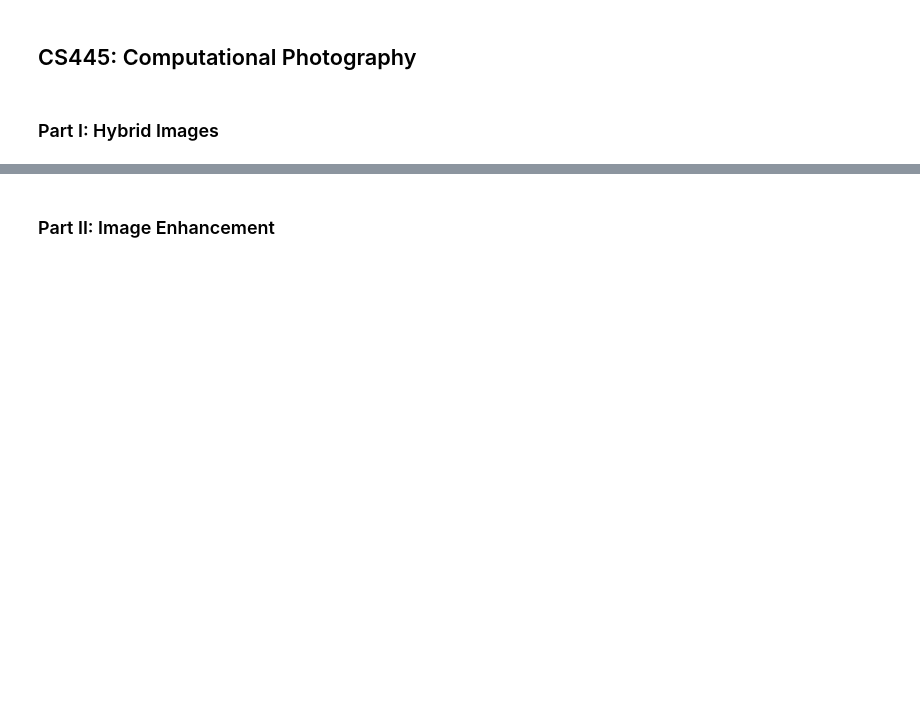
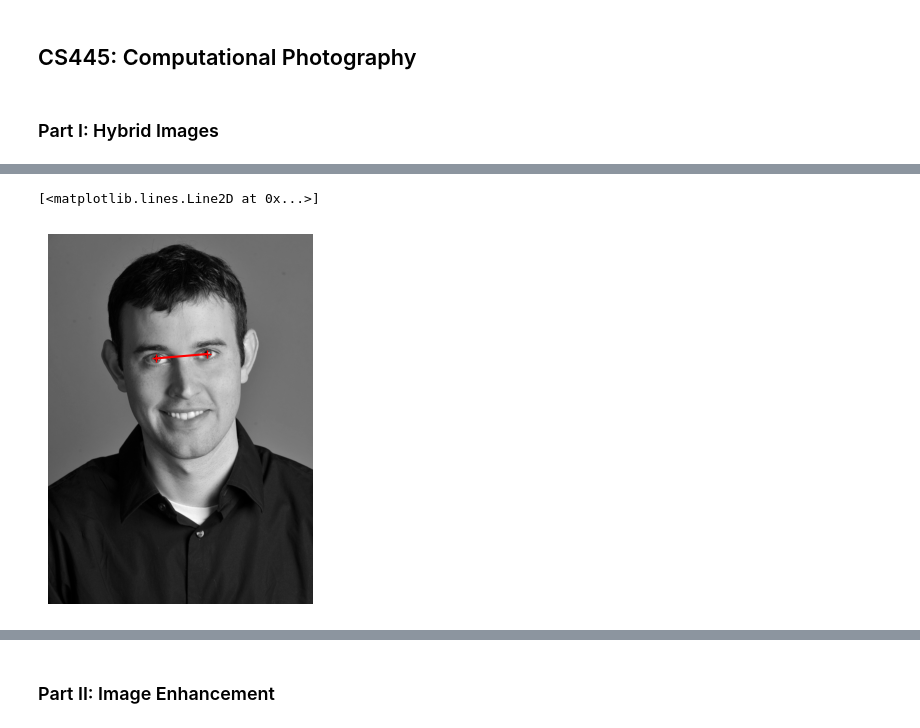
Before and after one commit to Southern-Sun/Computational-Photography, a Jupyter notebook: MP1_Hybrid_Images/hybrid/CS445_Proj1_Starter.ipynb, the cells around one changed output, grey strips where cells are left out. Drawn from its saved outputs; the diff is of its cells as text; code cells hidden in the pictures; blank space fills up the shorter version.

```diff
--- a/MP1_Hybrid_Images/hybrid/CS445_Proj1_Starter.ipynb
+++ b/MP1_Hybrid_Images/hybrid/CS445_Proj1_Starter.ipynb
@@ -30,5 +33,8 @@ pts_im1 = utils.prompt_eye_selection(img1)
 # %%
 pts_im2 = utils.prompt_eye_selection(img2)
-# pts_im2 = np.array([[299,343], [439,331]]) # uncomment if entering [x, y] pts manually
-# plt.plot(pts_im2[:,0], pts_im2[:,1], 'r-+')
+pts_im2 = np.array([[299,343], [439,331]]) # uncomment if entering [x, y] pts manually
+plt.plot(pts_im2[:,0], pts_im2[:,1], 'r-+')
+# %% [output]
+[<matplotlib.lines.Line2D at 0x...>]
+[figure, added]
 # %%
```
Also changed, not shown: parts of 6 cells of this notebook.
